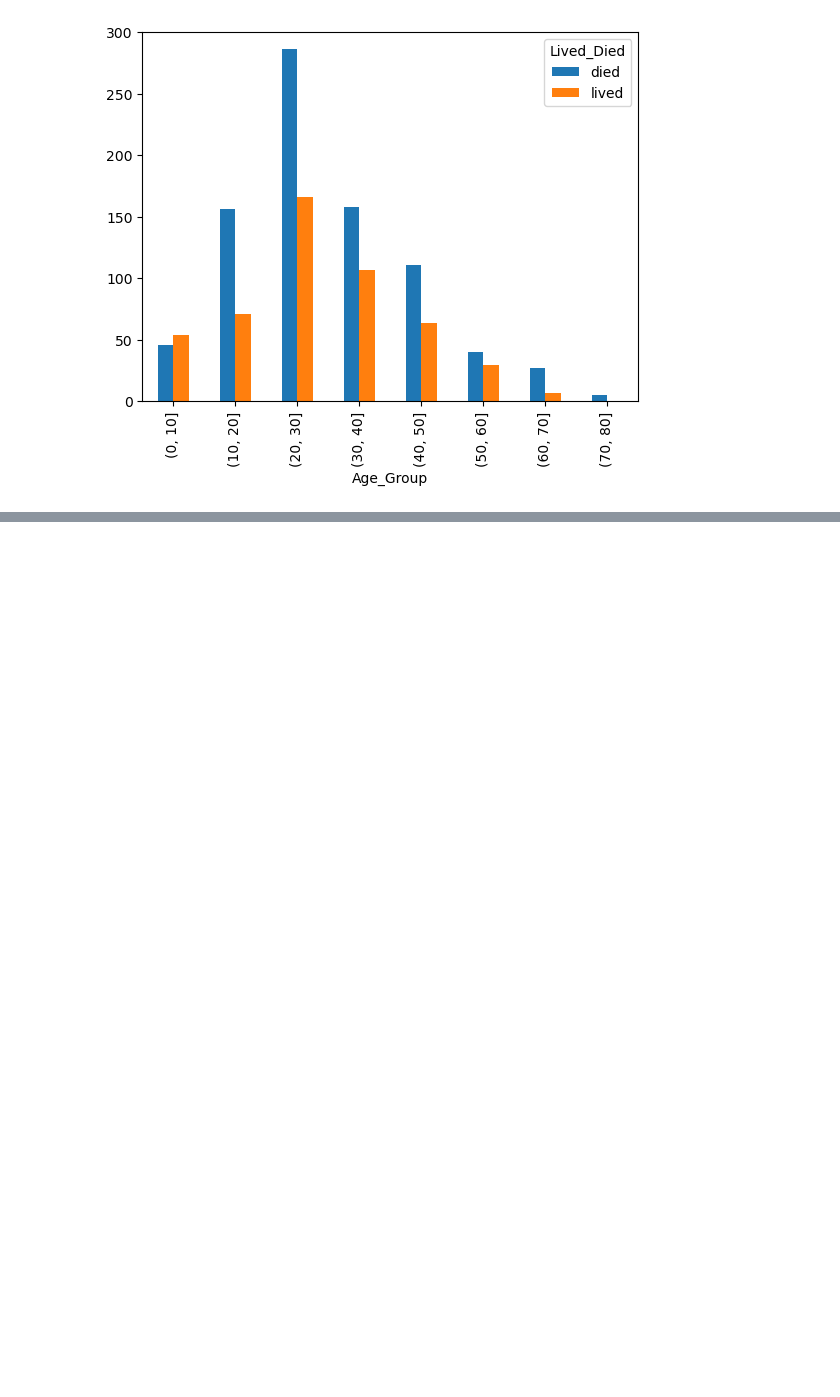
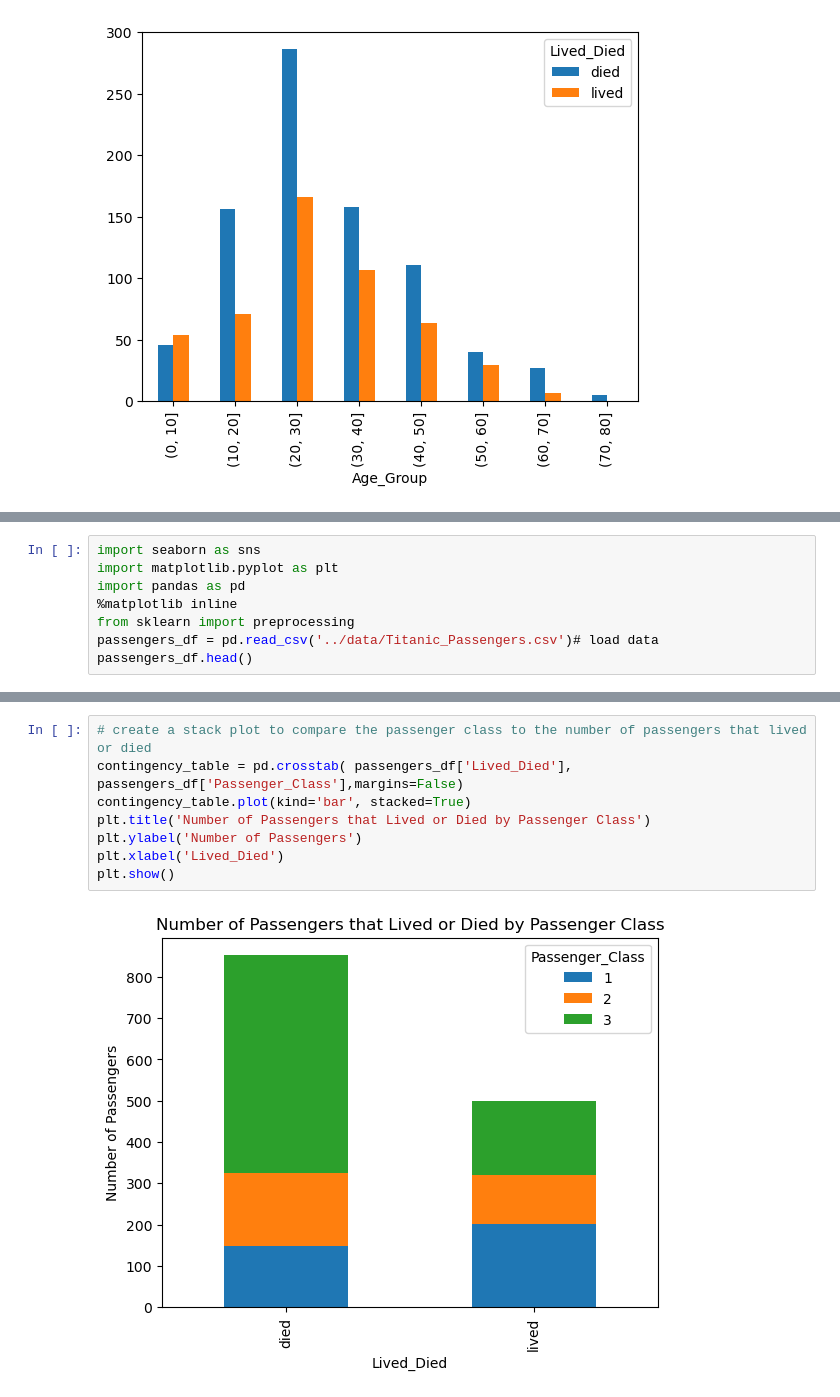
Before and after one commit to CS4580/my-notes-JulianArchuleta, a Jupyter notebook: module6/titanic_passanger_analysis.ipynb, the cells around one changed output, grey strips where cells are left out. Cells and saved outputs as stored; diff of their text form; blank space fills up the shorter version.

```diff
--- a/module6/titanic_passanger_analysis.ipynb
+++ b/module6/titanic_passanger_analysis.ipynb
@@ -116,0 +139,8 @@ ValueError: Must pass 2-d input. shape=()
+# %%
+import seaborn as sns
+import matplotlib.pyplot as plt
+import pandas as pd
+%matplotlib inline
+from sklearn import preprocessing
+passengers_df = pd.read_csv('../data/Titanic_Passengers.csv')# load data
+passengers_df.head()
@@ -116,0 +154,10 @@ ValueError: Must pass 2-d input. shape=()
+# %%
+# create a stack plot to compare the passenger class to the number of passengers that lived or died
+contingency_table = pd.crosstab( passengers_df['Lived_Died'], passengers_df['Passenger_Class'],margins=False)
+contingency_table.plot(kind='bar', stacked=True)
+plt.title('Number of Passengers that Lived or Died by Passenger Class')
+plt.ylabel('Number of Passengers')
+plt.xlabel('Lived_Died')
+plt.show()
+# %% [output]
+[figure, added]
```
Also changed, not shown: parts of 18 cells of this notebook.
